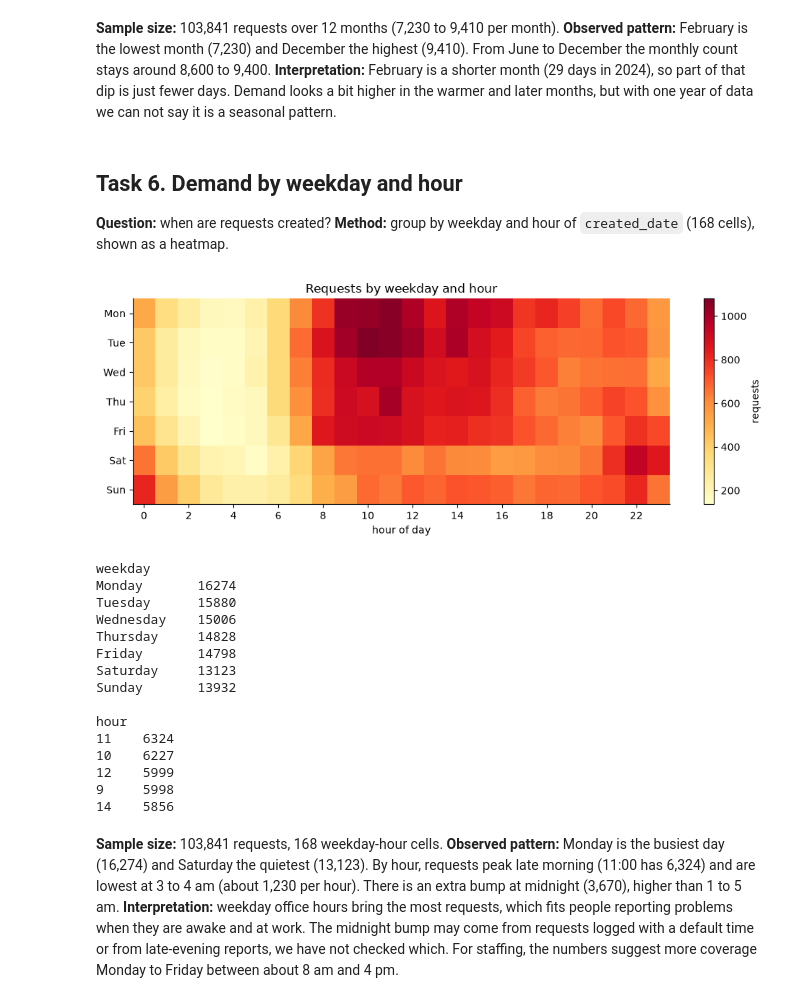
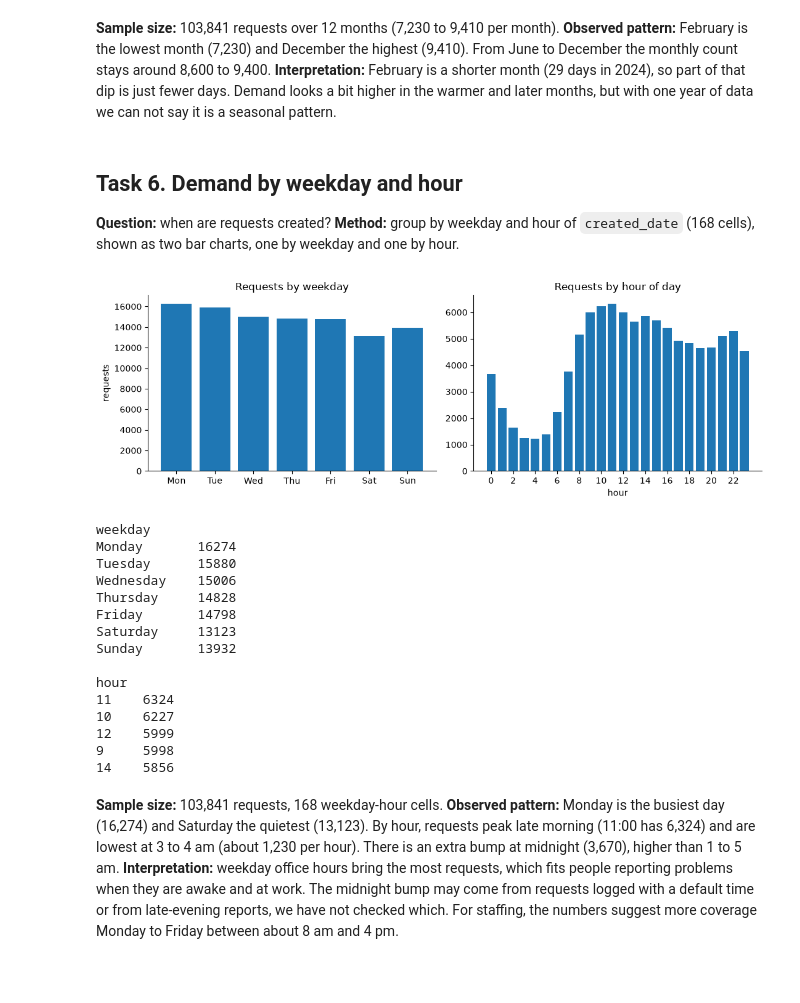
Before and after one commit to vimalkarthikharikrishnan/guvi-urban-pulse, a Jupyter notebook: notebooks/eda.ipynb, the cells around one changed output. Cells and saved outputs as stored; diff of their text form; code cells hidden in the pictures; blank space fills up the shorter version.

```diff
--- a/notebooks/eda.ipynb
+++ b/notebooks/eda.ipynb
@@ -166,24 +166,24 @@ plt.show()
 # %% [markdown]
 ## Task 6. Demand by weekday and hour
 **Question:** when are requests created?
-**Method:** group by weekday and hour of `created_date` (168 cells), shown as a heatmap.
+**Method:** group by weekday and hour of `created_date` (168 cells), shown as two bar charts, one by weekday and one by hour.
 # %%
 t6 = run("t06_weekday_hour")
-grid = t6.pivot(index="weekday_num", columns="hour", values="requests")
-days = ["Mon", "Tue", "Wed", "Thu", "Fri", "Sat", "Sun"]
-fig, ax = plt.subplots(figsize=(10, 3.8))
-im = ax.imshow(grid.values, aspect="auto", cmap="YlOrRd")
-ax.set_yticks(range(7)); ax.set_yticklabels(days)
-ax.set_xticks(range(0, 24, 2)); ax.set_xticklabels(range(0, 24, 2))
-ax.set_xlabel("hour of day"); ax.set_title("Requests by weekday and hour")
-fig.colorbar(im, label="requests")
+by_day = t6.groupby(["weekday_num", "weekday"])["requests"].sum().reset_index()
+by_hour = t6.groupby("hour")["requests"].sum()
+fig, (ax1, ax2) = plt.subplots(1, 2, figsize=(11, 3.8))
+ax1.bar(by_day["weekday"].str[:3], by_day["requests"])
+ax1.set_title("Requests by weekday"); ax1.set_ylabel("requests")
+ax2.bar(by_hour.index, by_hour.values)
+ax2.set_xticks(range(0, 24, 2))
+ax2.set_title("Requests by hour of day"); ax2.set_xlabel("hour")
 plt.tight_layout()
 plt.show()
-print(t6.groupby("weekday", sort=False)["requests"].sum().to_string())
+print(by_day.set_index("weekday")["requests"].to_string())
 print()
-print(t6.groupby("hour")["requests"].sum().sort_values(ascending=False).head(5).to_string())
+print(by_hour.sort_values(ascending=False).head(5).to_string())
 # %% [output]
-[figure, old version]
+[figure, new version]
 weekday
 Monday       16274
 Tuesday      15880
```
Also changed, not shown: parts of 4 cells of this notebook, 18 other files.
